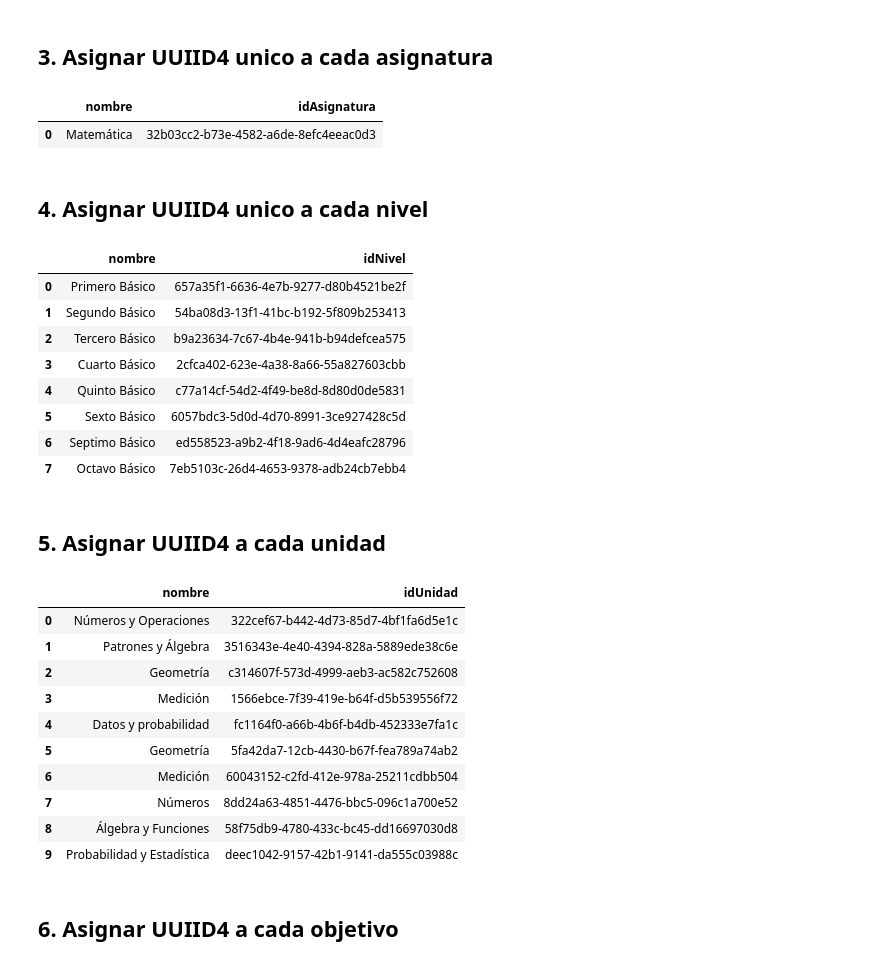
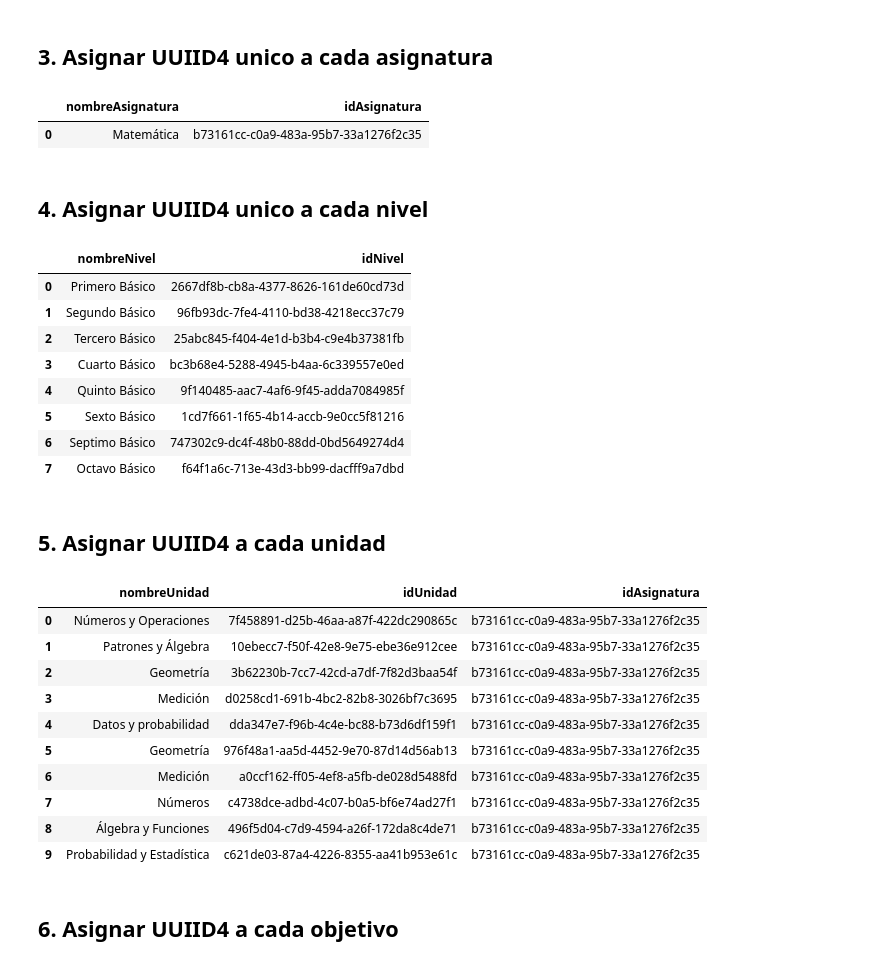
Before and after one commit to Bigote93/APIMINEDUC, a Jupyter notebook: APiGOB.ipynb, the cells around one changed output. Cells and saved outputs as stored; diff of their text form; code cells hidden in the pictures.

```diff
--- a/APiGOB.ipynb
+++ b/APiGOB.ipynb
@@ -35,10 +45,11 @@ for asignatura in ASIGNATURAS:
   ASIGNATURAS_ARRAY.append([asignatura,str(uuid.uuid4())])
 
 ASIGNATURAS_DF = pd.DataFrame(ASIGNATURAS_ARRAY,columns=['nombre','idAsignatura'])
+ASIGNATURAS_DF.rename(columns = {'nombre': 'nombreAsignatura'}, inplace=True)
 ASIGNATURAS_DF
 # %% [output]
-|  | nombre | idAsignatura |
-| 0 | Matemática | 32b03cc2-b73e-4582-a6de-8efc4eeac0d3 |
+|  | nombreAsignatura | idAsignatura |
+| 0 | Matemática | b73161cc-c0a9-483a-95b7-33a1276f2c35 |
 # %% [markdown]
 ## 4. Asignar UUIID4 unico a cada nivel
 # %%
@@ -47,38 +58,41 @@ for nivel in NIVELES:
   NIVELES_ARRAY.append([nivel,str(uuid.uuid4())])
 
 NIVELES_DF = pd.DataFrame(NIVELES_ARRAY,columns=['nombre','idNivel'])
+NIVELES_DF.rename(columns = {'nombre': 'nombreNivel'}, inplace=True)
 NIVELES_DF
 # %% [output]
-|  | nombre | idNivel |
-| 0 | Primero Básico | 657a35f1-6636-4e7b-9277-d80b4521be2f |
-| 1 | Segundo Básico | 54ba08d3-13f1-41bc-b192-5f809b253413 |
-| 2 | Tercero Básico | b9a23634-7c67-4b4e-941b-b94defcea575 |
-| 3 | Cuarto Básico | 2cfca402-623e-4a38-8a66-55a827603cbb |
-| 4 | Quinto Básico | c77a14cf-54d2-4f49-be8d-8d80d0de5831 |
-| 5 | Sexto Básico | 6057bdc3-5d0d-4d70-8991-3ce927428c5d |
-| 6 | Septimo Básico | ed558523-a9b2-4f18-9ad6-4d4eafc28796 |
-| 7 | Octavo Básico | 7eb5103c-26d4-4653-9378-adb24cb7ebb4 |
+|  | nombreNivel | idNivel |
+| 0 | Primero Básico | 2667df8b-cb8a-4377-8626-161de60cd73d |
+| 1 | Segundo Básico | 96fb93dc-7fe4-4110-bd38-4218ecc37c79 |
+| 2 | Tercero Básico | 25abc845-f404-4e1d-b3b4-c9e4b37381fb |
+| 3 | Cuarto Básico | bc3b68e4-5288-4945-b4aa-6c339557e0ed |
+| 4 | Quinto Básico | 9f140485-aac7-4af6-9f45-adda7084985f |
+| 5 | Sexto Básico | 1cd7f661-1f65-4b14-accb-9e0cc5f81216 |
+| 6 | Septimo Básico | 747302c9-dc4f-48b0-88dd-0bd5649274d4 |
+| 7 | Octavo Básico | f64f1a6c-713e-43d3-bb99-dacfff9a7dbd |
 # %% [markdown]
 ## 5. Asignar UUIID4 a cada unidad
 # %%
 UNIDAD_ARRAY = []
 for unidad in UNIDADES:
   UNIDAD_ARRAY.append([unidad,str(uuid.uuid4())])
 
 UNIDADES_DF = pd.DataFrame(UNIDAD_ARRAY,columns=['nombre','idUnidad'])
+UNIDADES_DF['idAsignatura'] = ASIGNATURAS_DF[ASIGNATURAS_DF['nombreAsignatura'] == 'Matemática'].iloc[0, 1]
+UNIDADES_DF.rename(columns = {'nombre': 'nombreUnidad'}, inplace=True)
 UNIDADES_DF
 # %% [output]
-|  | nombre | idUnidad |
-| 0 | Números y Operaciones | 322cef67-b442-4d73-85d7-4bf1fa6d5e1c |
-| 1 | Patrones y Álgebra | 3516343e-4e40-4394-828a-5889ede38c6e |
-| 2 | Geometría | c314607f-573d-4999-aeb3-ac582c752608 |
-| 3 | Medición | 1566ebce-7f39-419e-b64f-d5b539556f72 |
-| 4 | Datos y probabilidad | fc1164f0-a66b-4b6f-b4db-452333e7fa1c |
-| 5 | Geometría | 5fa42da7-12cb-4430-b67f-fea789a74ab2 |
-| 6 | Medición | 60043152-c2fd-412e-978a-25211cdbb504 |
-| 7 | Números | 8dd24a63-4851-4476-bbc5-096c1a700e52 |
-| 8 | Álgebra y Funciones | 58f75db9-4780-433c-bc45-dd16697030d8 |
-| 9 | Probabilidad y Estadística | deec1042-9157-42b1-9141-da555c03988c |
+|  | nombreUnidad | idUnidad | idAsignatura |
+| 0 | Números y Operaciones | 7f458891-d25b-46aa-a87f-422dc290865c | b73161cc-c0a9-483a-95b7-33a1276f2c35 |
+| 1 | Patrones y Álgebra | 10ebecc7-f50f-42e8-9e75-ebe36e912cee | b73161cc-c0a9-483a-95b7-33a1276f2c35 |
+| 2 | Geometría | 3b62230b-7cc7-42cd-a7df-7f82d3baa54f | b73161cc-c0a9-483a-95b7-33a1276f2c35 |
+| 3 | Medición | d0258cd1-691b-4bc2-82b8-3026bf7c3695 | b73161cc-c0a9-483a-95b7-33a1276f2c35 |
+| 4 | Datos y probabilidad | dda347e7-f96b-4c4e-bc88-b73d6df159f1 | b73161cc-c0a9-483a-95b7-33a1276f2c35 |
+| 5 | Geometría | 976f48a1-aa5d-4452-9e70-87d14d56ab13 | b73161cc-c0a9-483a-95b7-33a1276f2c35 |
+| 6 | Medición | a0ccf162-ff05-4ef8-a5fb-de028d5488fd | b73161cc-c0a9-483a-95b7-33a1276f2c35 |
+| 7 | Números | c4738dce-adbd-4c07-b0a5-bf6e74ad27f1 | b73161cc-c0a9-483a-95b7-33a1276f2c35 |
+| 8 | Álgebra y Funciones | 496f5d04-c7d9-4594-a26f-172da8c4de71 | b73161cc-c0a9-483a-95b7-33a1276f2c35 |
+| 9 | Probabilidad y Estadística | c621de03-87a4-4226-8355-aa41b953e61c | b73161cc-c0a9-483a-95b7-33a1276f2c35 |
 # %% [markdown]
 ## 6. Asignar UUIID4 a cada objetivo
 # %%
```
Also changed, not shown: parts of 12 cells of this notebook.
